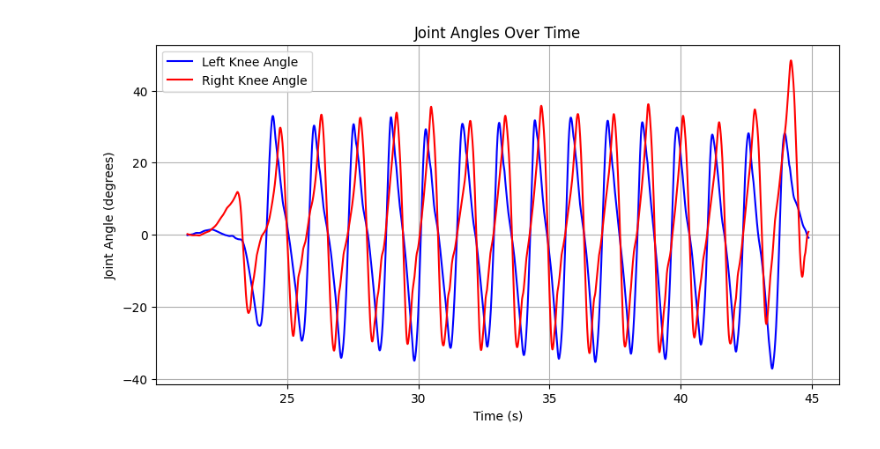
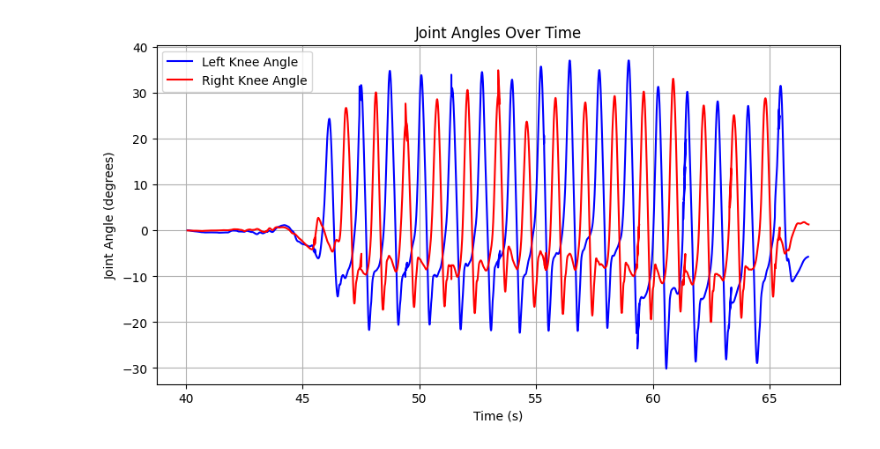
Before and after one commit to manoj1749/gait-research, a Jupyter notebook: New_Dataset/14-3-15/analysis_14_3_25.ipynb, the cells around one changed output. Saved outputs shown, nothing was run; the diff lists cells and outputs as text; code cells hidden in the pictures.

```diff
--- a/New_Dataset/14-3-15/analysis_14_3_25.ipynb
+++ b/New_Dataset/14-3-15/analysis_14_3_25.ipynb
@@ -73,12 +73,13 @@ def compute_gait_symmetry(left_steps, right_steps):
 # -------------------------------
 # 8. Load Data and Perform Analysis
 # -------------------------------
-left_thigh_file = "./Test_variant_with_force_sensor/test_fast_pace/LT.csv"
-left_shank_file = "./Test_variant_with_force_sensor/test_fast_pace/LS.csv"
-left_ankle_file = "./Test_variant_with_force_sensor/test_fast_pace/LA.csv"
-right_thigh_file = "./Test_variant_with_force_sensor/test_fast_pace/RT.csv"
-right_shank_file = "./Test_variant_with_force_sensor/test_fast_pace/RS.csv"
-right_ankle_file = "./Test_variant_with_force_sensor/test_fast_pace/RA.csv"
+#./dataset_formatted_13-3-2025_Specimen_1/IMU/test1/LA.csv
+left_thigh_file = "../dataset_formatted_13-3-2025_Specimen_1/IMU/test1/LT.csv"
+left_shank_file = "../dataset_formatted_13-3-2025_Specimen_1/IMU/test1/LS.csv"
+left_ankle_file = "../dataset_formatted_13-3-2025_Specimen_1/IMU/test1/LA.csv"
+right_thigh_file = "../dataset_formatted_13-3-2025_Specimen_1/IMU/test1/RT.csv"
+right_shank_file = "../dataset_formatted_13-3-2025_Specimen_1/IMU/test1/RS.csv"
+right_ankle_file = "../dataset_formatted_13-3-2025_Specimen_1/IMU/test1/RA.csv"
 # %%
 left_thigh_data = load_imu_data(left_thigh_file)
 left_shank_data = load_imu_data(left_shank_file)
@@ -150,15 +164,15 @@ Stride Symmetry Index: 5.80%
 # %%
 # -------------------------------
 # Plot Results
 # -------------------------------
 plt.figure(figsize=(10, 5))
-plt.plot(left_thigh_data["Time(s)"], left_knee_angle, label="Left Knee Angle", color='b')
-plt.plot(right_thigh_data["Time(s)"], right_knee_angle, label="Right Knee Angle", color='r')
+plt.plot(left_shank_data["Time(s)"], left_knee_angle, label="Left Knee Angle", color='b')
+plt.plot(right_shank_data["Time(s)"], right_knee_angle, label="Right Knee Angle", color='r')
 plt.xlabel("Time (s)")
 plt.ylabel("Joint Angle (degrees)")
 plt.legend()
 plt.grid()
 plt.title("Joint Angles Over Time")
 plt.show(block=True)
 # %% [output]
-[figure, old version]
+[figure, new version]
```
Also changed, not shown: parts of 11 cells of this notebook, 2 other files.
